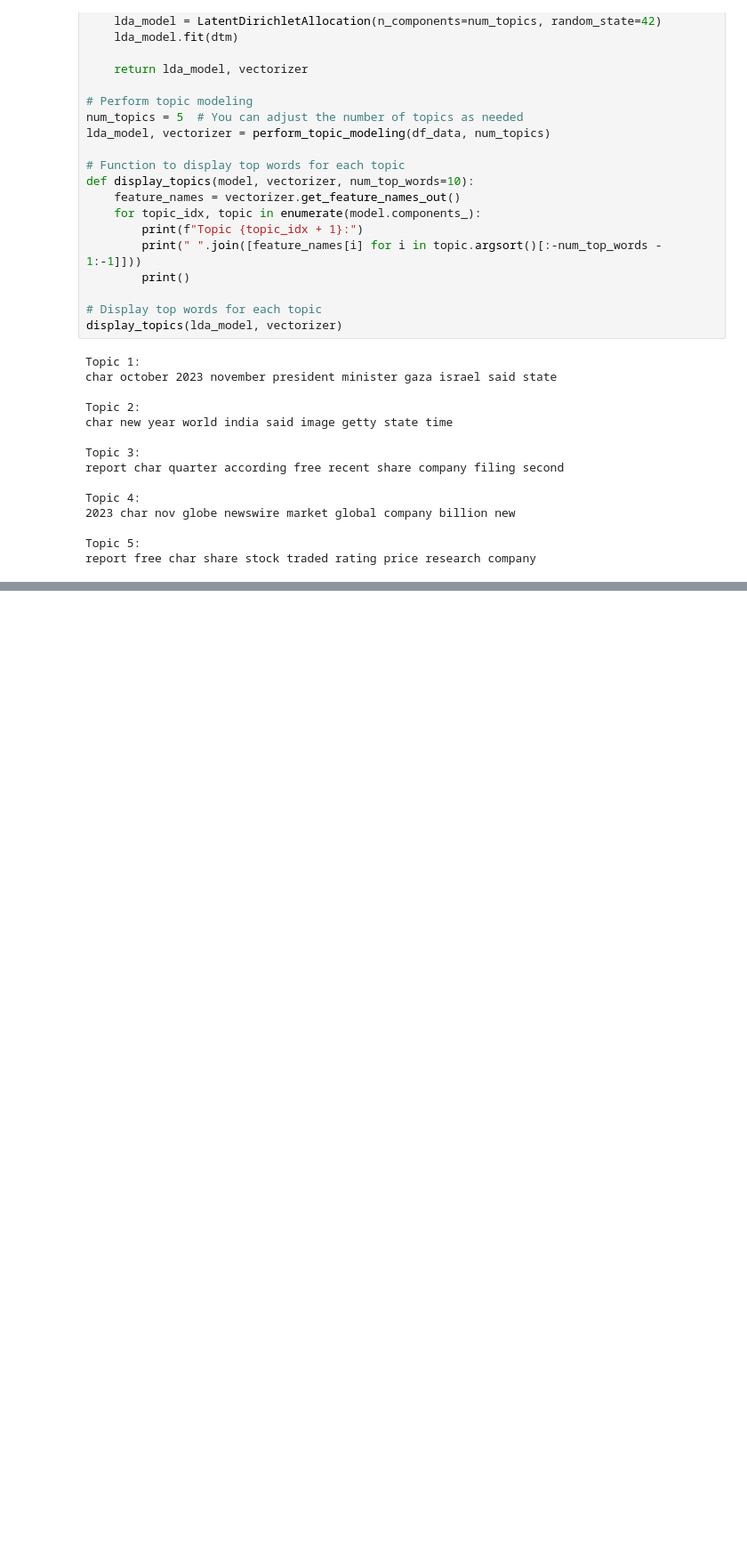
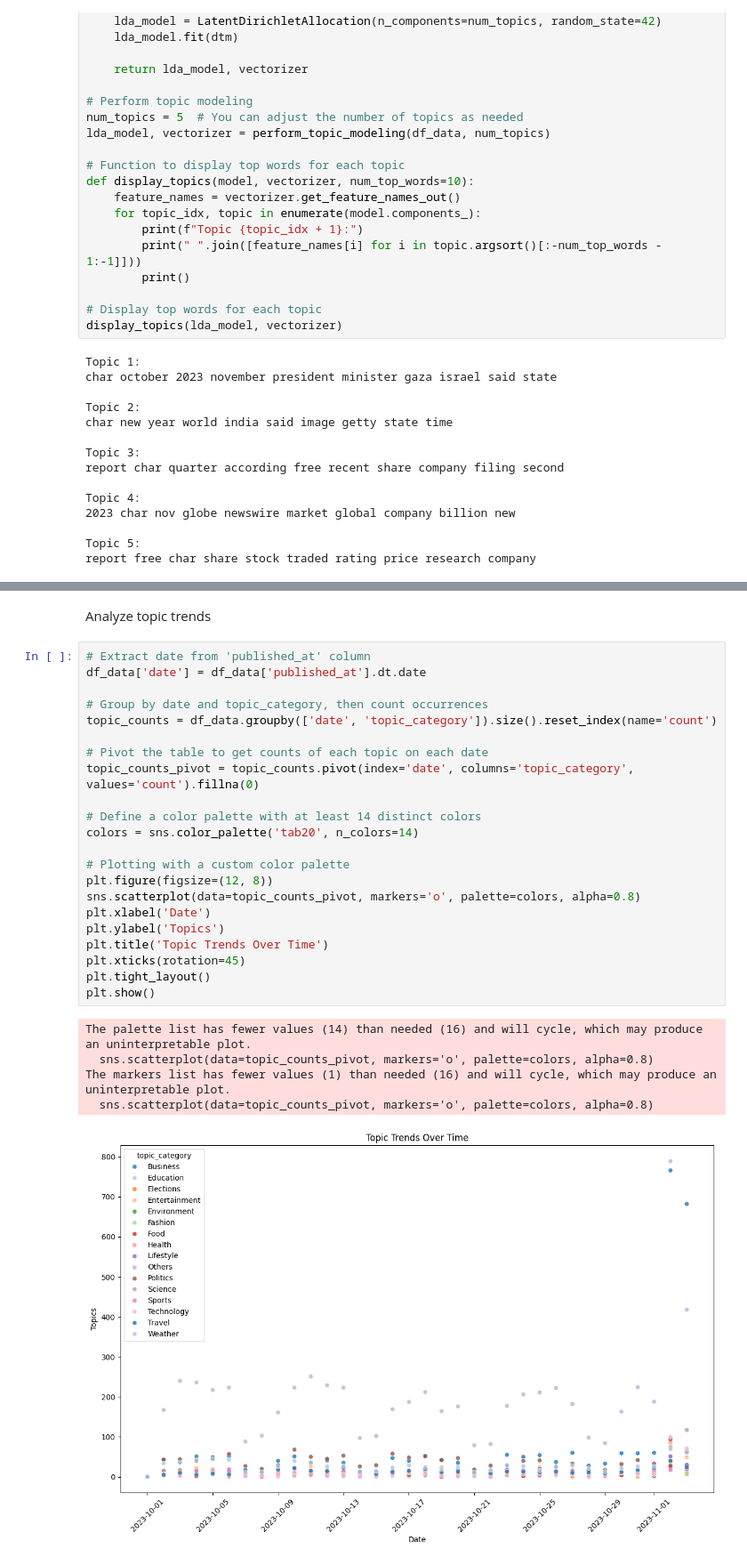
Before and after one commit to MoraaOntita/news_correlation_10ac_week0, a Jupyter notebook: Notebooks/week0.ipynb, the cells around one changed output, grey strips where cells are left out. Shown at 89% size. Saved outputs shown, nothing was run; the diff lists cells and outputs as text; blank space fills up the shorter version.

```diff
--- a/Notebooks/week0.ipynb
+++ b/Notebooks/week0.ipynb
@@ -883,0 +1072,30 @@ report free char share stock traded rating price research company
+# %% [markdown]
+Analyze topic trends
+# %%
+# Extract date from 'published_at' column
+df_data['date'] = df_data['published_at'].dt.date
+
+# Group by date and topic_category, then count occurrences
+topic_counts = df_data.groupby(['date', 'topic_category']).size().reset_index(name='count')
+
+# Pivot the table to get counts of each topic on each date
+topic_counts_pivot = topic_counts.pivot(index='date', columns='topic_category', values='count').fillna(0)
+
+# Define a color palette with at least 14 distinct colors
+colors = sns.color_palette('tab20', n_colors=14)
+
+# Plotting with a custom color palette
+plt.figure(figsize=(12, 8))
+sns.scatterplot(data=topic_counts_pivot, markers='o', palette=colors, alpha=0.8)
+plt.xlabel('Date')
+plt.ylabel('Topics')
+plt.title('Topic Trends Over Time')
+plt.xticks(rotation=45)
+plt.tight_layout()
+plt.show()
+# %% [output]
+The palette list has fewer values (14) than needed (16) and will cycle, which may produce an uninterpretable plot.
+  sns.scatterplot(data=topic_counts_pivot, markers='o', palette=colors, alpha=0.8)
+The markers list has fewer values (1) than needed (16) and will cycle, which may produce an uninterpretable plot.
+  sns.scatterplot(data=topic_counts_pivot, markers='o', palette=colors, alpha=0.8)
+[figure, added]
```
Also changed, not shown: parts of 19 cells of this notebook, 1 other file.
